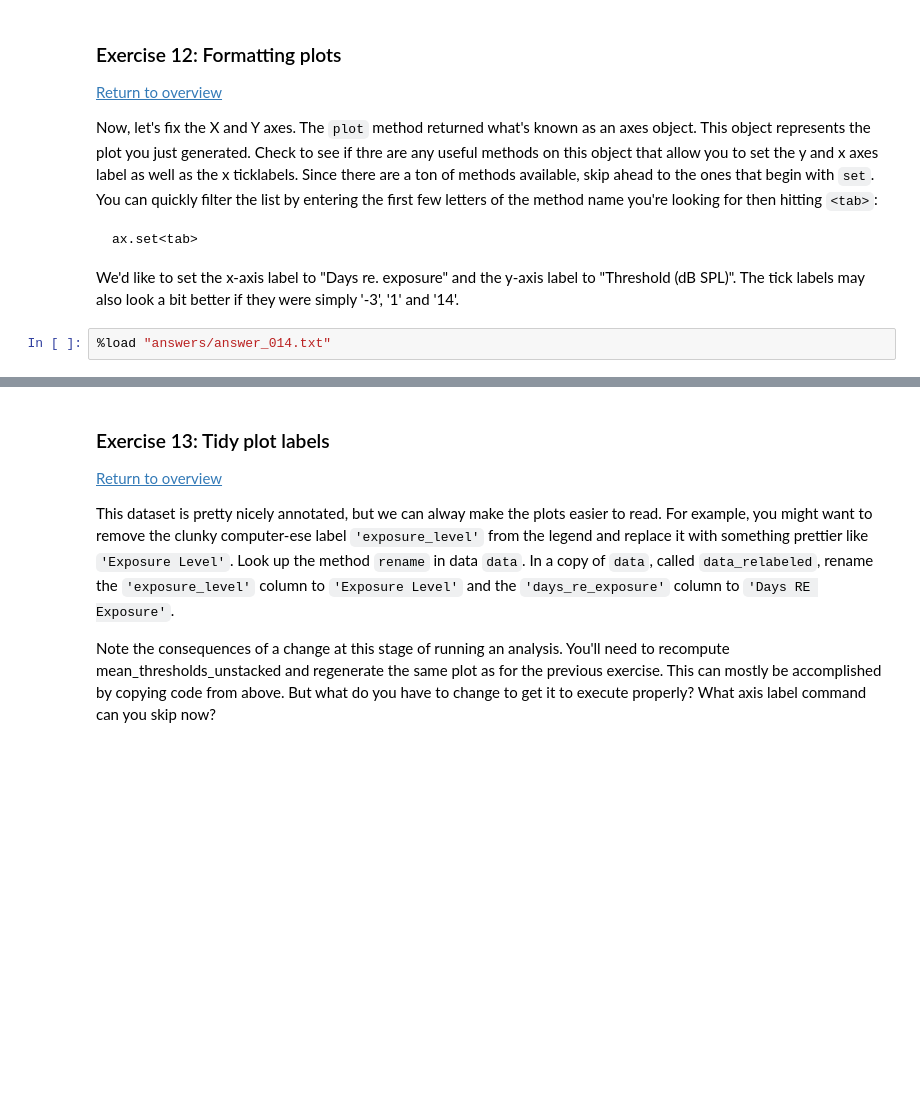
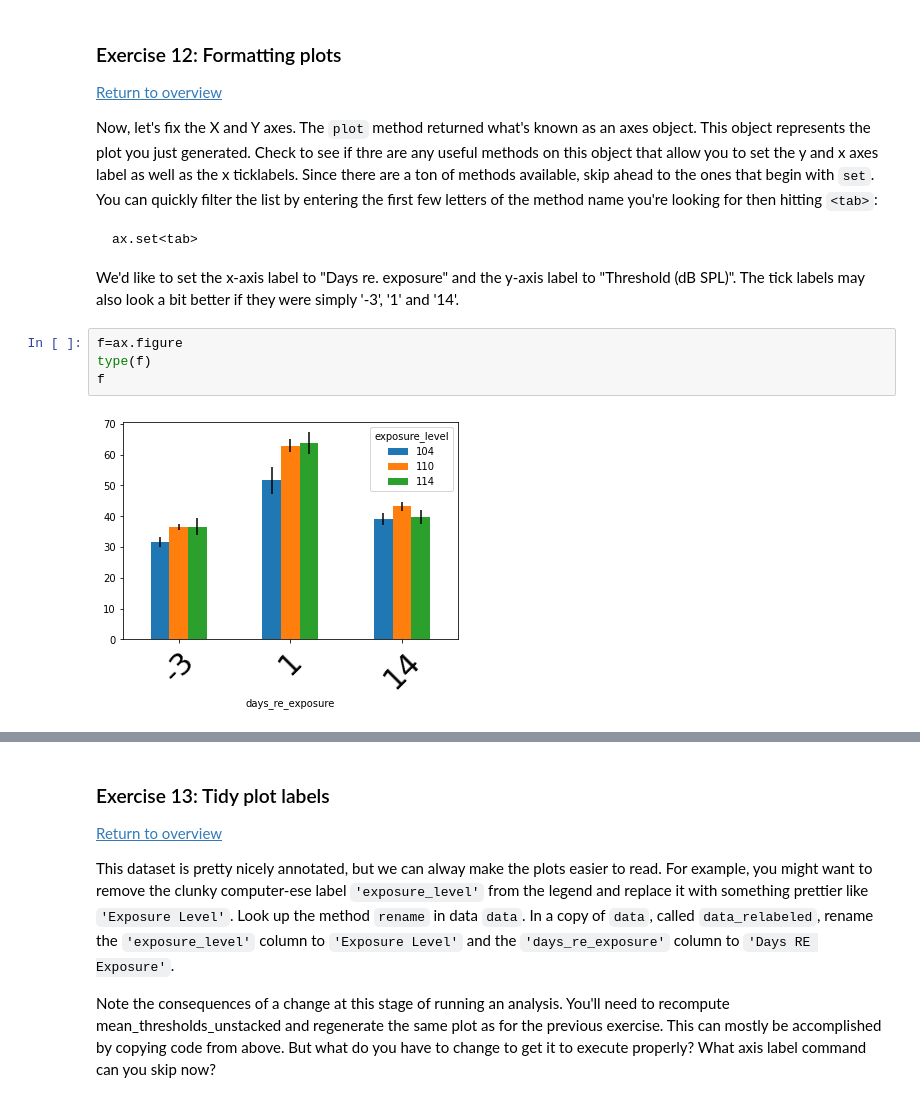
Before and after one commit to svdavid/NEUS642, a Jupyter notebook: notebooks/week3_01-18_pandas/working_with_dataframes_teacher.ipynb, the cells around one changed output, grey strips where cells are left out. Saved outputs shown, nothing was run; the diff lists cells and outputs as text; blank space fills up the shorter version.

```diff
--- a/notebooks/week3_01-18_pandas/working_with_dataframes_teacher.ipynb
+++ b/notebooks/week3_01-18_pandas/working_with_dataframes_teacher.ipynb
@@ -336,5 +557,9 @@ Now, let's fix the X and Y axes. The `plot` method returned what's known as an a
     ax.set<tab>
 
 We'd like to set the x-axis label to "Days re. exposure" and the y-axis label to "Threshold (dB SPL)". The tick labels may also look a bit better if they were simply '-3', '1' and '14'.
-# %%
-%load "answers/answer_014.txt"
+# %%
+f=ax.figure
+type(f)
+f
+# %% [output]
+[figure, added]
```
Also changed, not shown: parts of 37 cells of this notebook, 16 other files.
